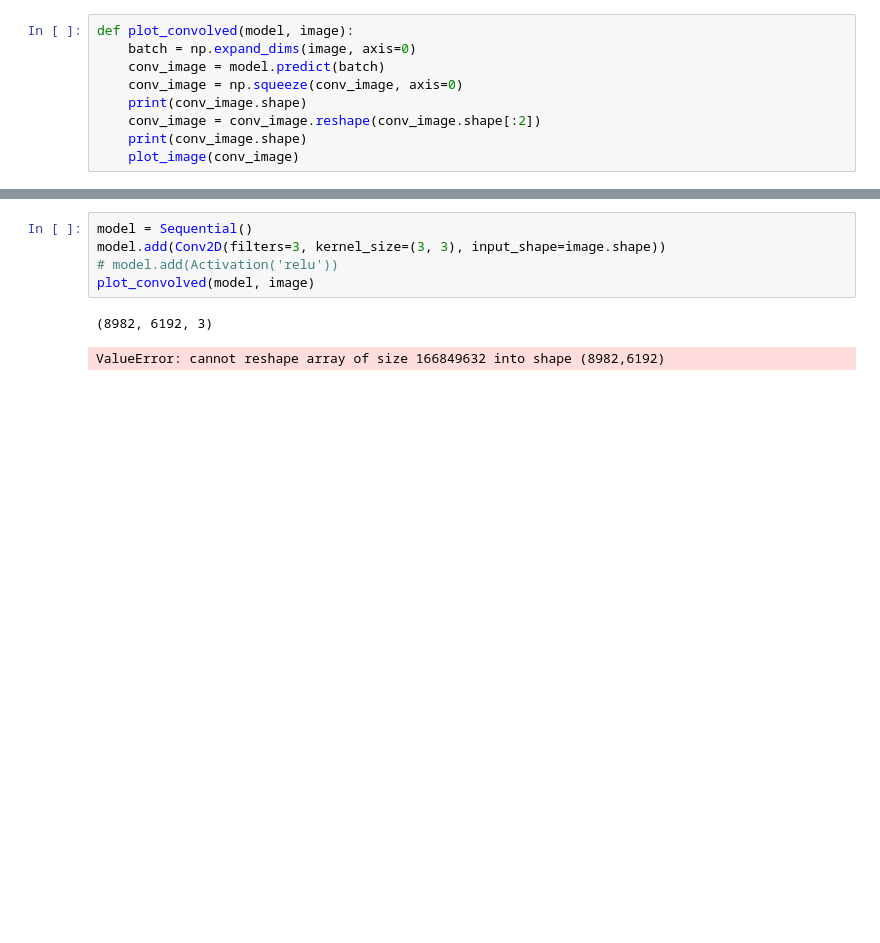
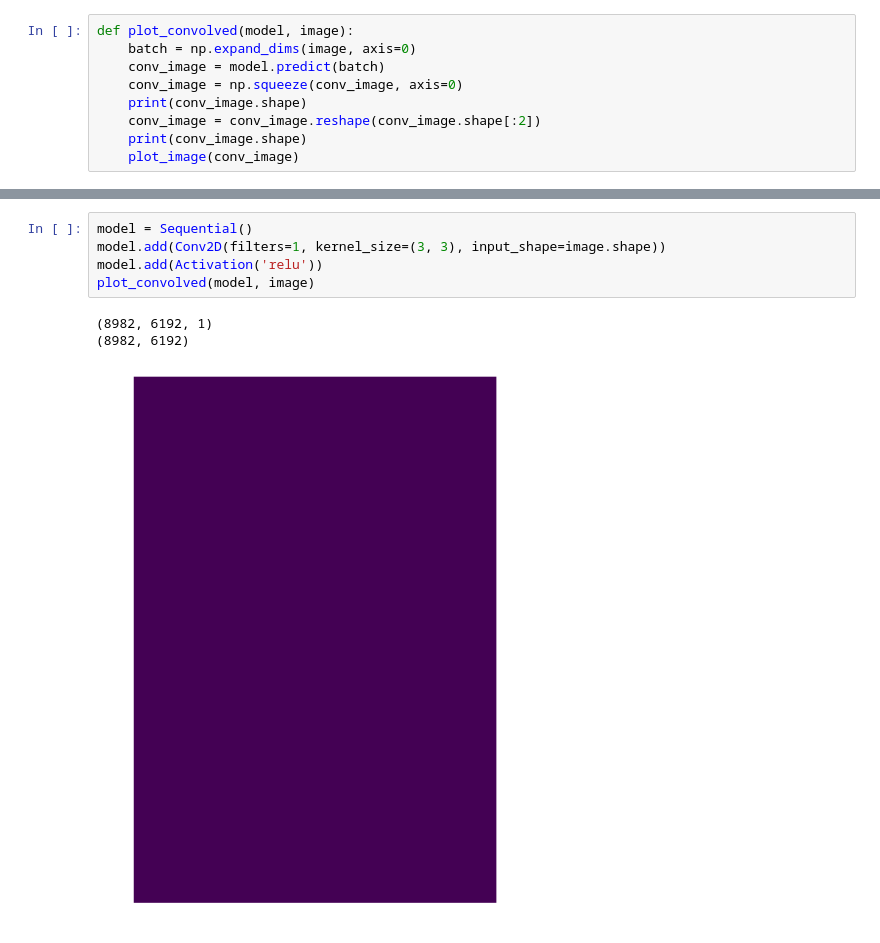
Before and after one commit to oasis789/RASM2018, a Jupyter notebook: code/CNN visualisation.ipynb, the cells around one changed output, grey strips where cells are left out. Saved outputs shown, nothing was run; the diff lists cells and outputs as text; blank space fills up the shorter version.

```diff
--- a/code/CNN visualisation.ipynb
+++ b/code/CNN visualisation.ipynb
@@ -32,8 +31,9 @@ TypeError: Invalid dimensions for image data
 # %%
 model = Sequential()
-model.add(Conv2D(filters=3, kernel_size=(3, 3), input_shape=image.shape))
-# model.add(Activation('relu'))
+model.add(Conv2D(filters=1, kernel_size=(3, 3), input_shape=image.shape))
+model.add(Activation('relu'))
 plot_convolved(model, image)
 # %% [output]
-(8982, 6192, 3)
+(8982, 6192, 1)
+(8982, 6192)
-ValueError: cannot reshape array of size 166849632 into shape (8982,6192)
+[figure, added]
```
Also changed, not shown: parts of 2 cells of this notebook, 2 other files.
